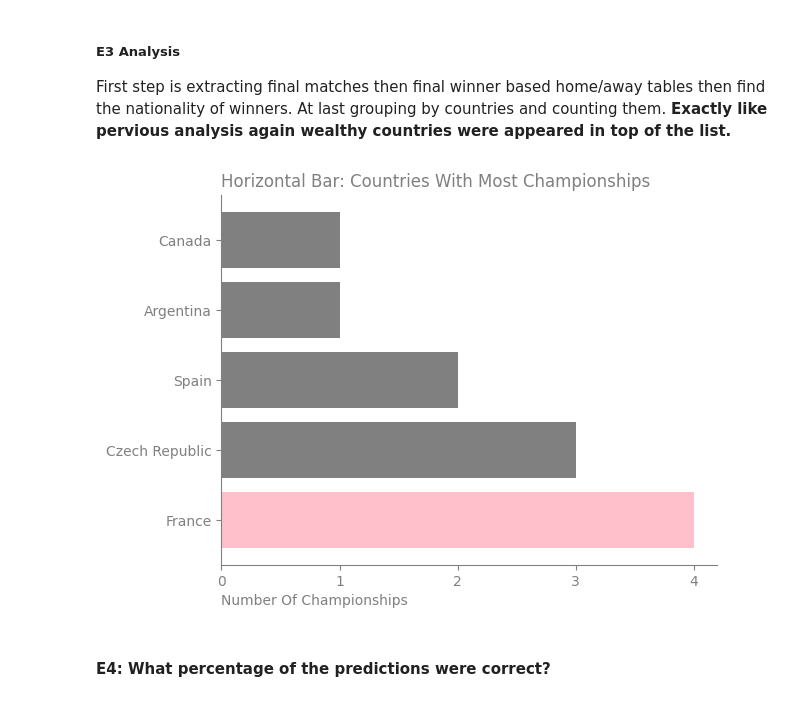
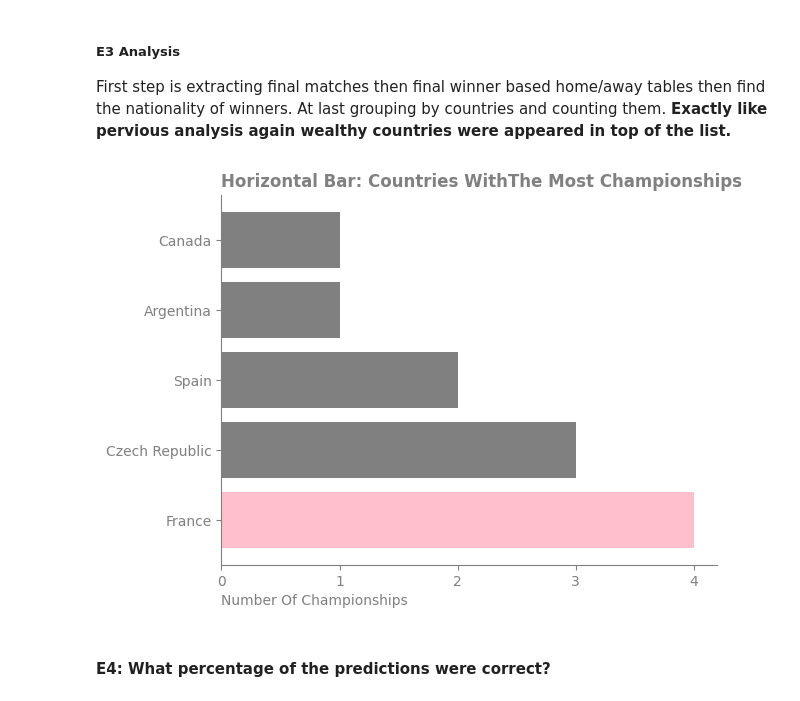
Before and after one commit to amin-eghbalian/data_analysis_tennis_peroject, a Jupyter notebook: tennis_project_data_analysis.ipynb, the cells around one changed output. Drawn from its saved outputs; the diff is of its cells as text; code cells hidden in the pictures.

```diff
--- a/tennis_project_data_analysis.ipynb
+++ b/tennis_project_data_analysis.ipynb
@@ -1108,22 +1155,22 @@ First step is extracting final matches then final winner based home/away tables
 # %%
 ax = plt.subplot()
 
 clrs = ["grey" if (x < max(most_championships["number_of_championships"]))
         else "pink" for x in most_championships["number_of_championships"]]
 
 ax.barh(most_championships["country"], most_championships["number_of_championships"] , color=clrs)
-ax.set_title("Horizontal Bar: Countries With Most Championships", loc="left", color="gray")
+ax.set_title("Horizontal Bar: Countries WithThe Most Championships", loc="left", color="gray", fontweight="bold")
 ax.set_xlabel("Number Of Championships", loc="left", color="gray")
 
 ax.spines[['right', 'top']].set_visible(False)
 ax.spines[['bottom', 'left']].set_color("gray")
 
 ax.tick_params(axis='x', colors='gray')
 ax.tick_params(axis='y', colors='gray')
 
 ax.xaxis.set_major_locator(MaxNLocator(integer=True))
 # %% [output]
-[figure, old version]
+[figure, new version]
 # %% [markdown]
 #### E4: What percentage of the predictions were correct?
 # %%
```
Also changed, not shown: parts of 25 cells of this notebook, 1 other file.
